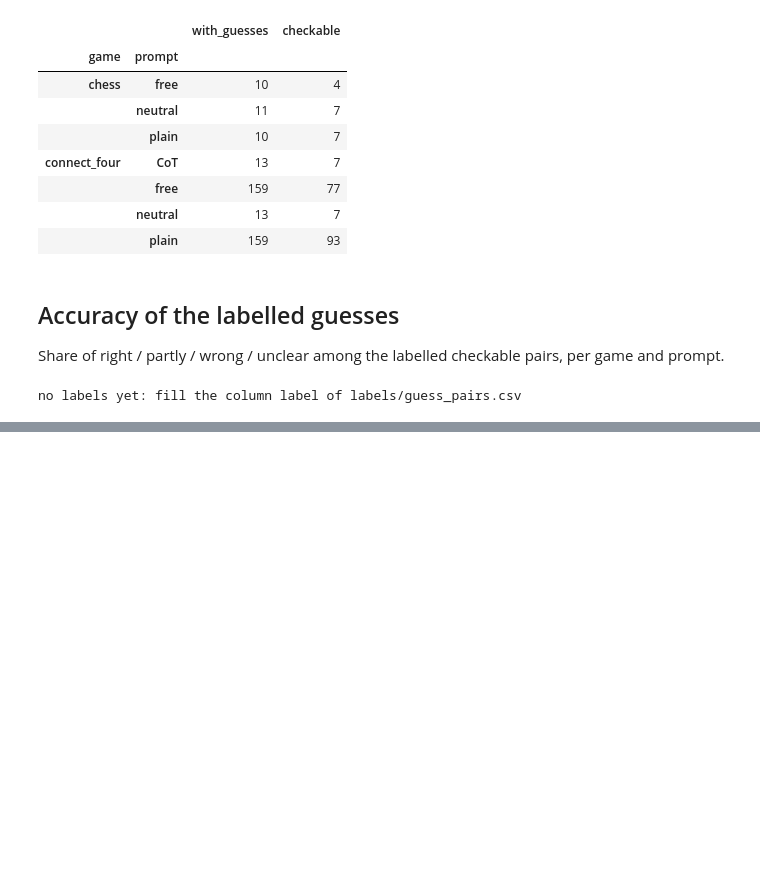
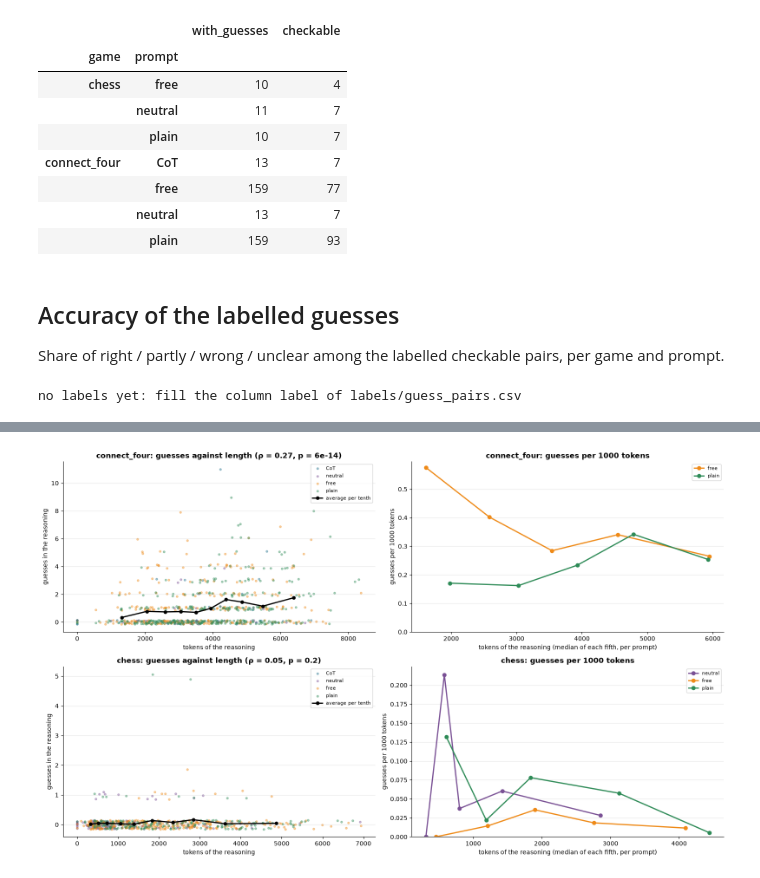
Before and after one commit to UPROOT01/LLMs-Play-Textual-Games, a Jupyter notebook: Code/Benchmark/reasoning_analysis.ipynb, the cells around one changed output, grey strips where cells are left out. Cells and saved outputs as stored; diff of their text form; code cells hidden in the pictures; blank space fills up the shorter version.

```diff
--- a/Code/Benchmark/reasoning_analysis.ipynb
+++ b/Code/Benchmark/reasoning_analysis.ipynb
@@ -146,0 +282,36 @@ no labels yet: fill the column label of labels/guess_pairs.csv
+# %%
+games_shown = [g for g in ["connect_four", "chess"] if g in set(table.game)]
+fig, axes = plt.subplots(len(games_shown), 2, figsize=(16, 4.8 * len(games_shown)), squeeze=False)
+for row, game in enumerate(games_shown):
+    d = table[table.game == game].assign(n_guesses=lambda t: t.guesses.str.len())
+    rho, p = spearmanr(d.tokens, d.n_guesses)
+    ax = axes[row][0]
+    for prompt in prompts:
+        dp = d[d.prompt == prompt]
+        ax.scatter(dp.tokens, dp.n_guesses + rng.uniform(-0.15, 0.15, len(dp)), s=10, alpha=0.4,
+                   color=prompt_colors[prompt], label=prompt)
+    deciles = pd.qcut(d.tokens, 10, duplicates="drop")
+    means = d.groupby(deciles, observed=True).agg(tokens=("tokens", "median"), guesses=("n_guesses", "mean"))
+    ax.plot(means.tokens, means.guesses, color="black", linewidth=2, marker="o", markersize=5, label="average per tenth")
+    ax.set_xlabel("tokens of the reasoning")
+    ax.legend(fontsize=8)
+    style_axis(ax, f"{game}: guesses against length (ρ = {rho:.2f}, p = {p:.1g})", "guesses in the reasoning")
+
+    ax = axes[row][1]
+    for prompt in prompts:
+        dp = d[d.prompt == prompt]
+        if len(dp) < 100: # small groups make noisy fifths
+            continue
+        quintiles = pd.qcut(dp.tokens, 5, duplicates="drop")
+        q = dp.groupby(quintiles, observed=True).agg(tokens=("tokens", "median"), guesses=("n_guesses", "sum"),
+                                                      total=("tokens", "sum"))
+        ax.plot(q.tokens, q.guesses / q.total * 1000, marker="o", linewidth=2, color=prompt_colors[prompt], label=prompt)
+    ax.set_xlabel("tokens of the reasoning (median of each fifth, per prompt)")
+    ax.set_ylim(bottom=0)
+    ax.legend(fontsize=8)
+    style_axis(ax, f"{game}: guesses per 1000 tokens", "guesses per 1000 tokens")
+fig.tight_layout()
+fig.savefig("graphs/tokens_vs_guesses.pdf", bbox_inches="tight")
+plt.show()
+# %% [output]
+[figure, added]
```
Also changed, not shown: parts of 11 cells of this notebook, 29 other files.
